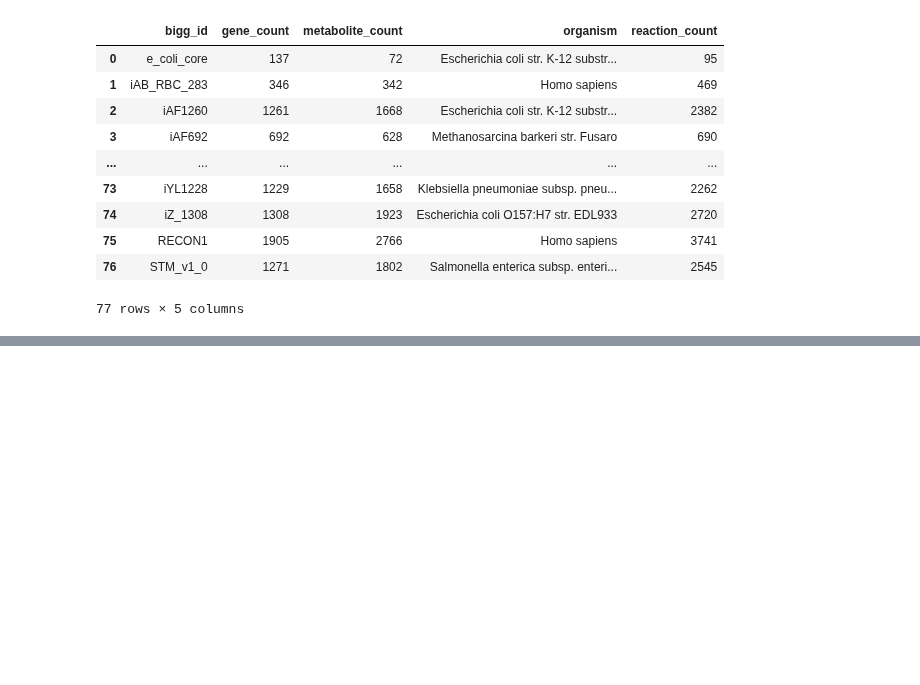
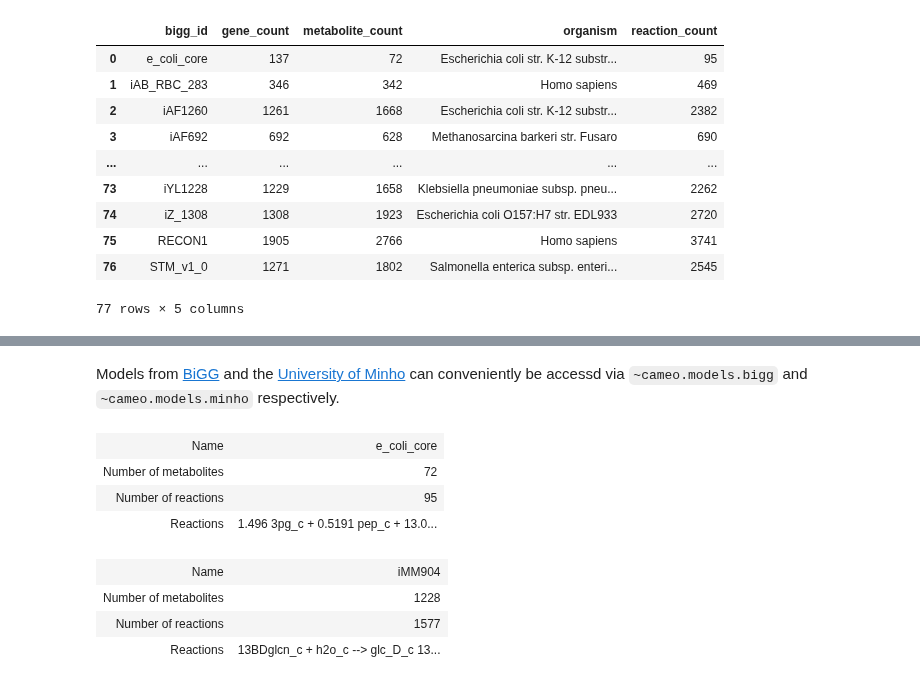
Before and after one commit to biosustain/cameo-notebooks, a Jupyter notebook: 2-import-models.ipynb, the cells around one changed output, grey strips where cells are left out. Drawn from its saved outputs; the diff is of its cells as text; code cells hidden in the pictures; blank space fills up the shorter version.

```diff
--- a/2-import-models.ipynb
+++ b/2-import-models.ipynb
@@ -33,0 +55,16 @@ models.index_models_bigg()
+# %% [markdown]
+Models from [BiGG](http://bigg.ucsd.edu) and the [University of Minho](http://darwin.di.uminho.pt/models) can conveniently be accessd via `~cameo.models.bigg` and `~cameo.models.minho` respectively.
+# %%
+models.bigg.e_coli_core
+# %% [output]
+| Name | e_coli_core |
+| Number of metabolites | 72 |
+| Number of reactions | 95 |
+| Reactions | 1.496 3pg_c + 0.5191 pep_c + 13.0... |
+# %%
+models.minho.iMM904
+# %% [output]
+| Name | iMM904 |
+| Number of metabolites | 1228 |
+| Number of reactions | 1577 |
+| Reactions | 13BDglcn_c + h2o_c --> glc_D_c 13... |
```
Also changed, not shown: parts of 12 cells of this notebook, 1 other file.
